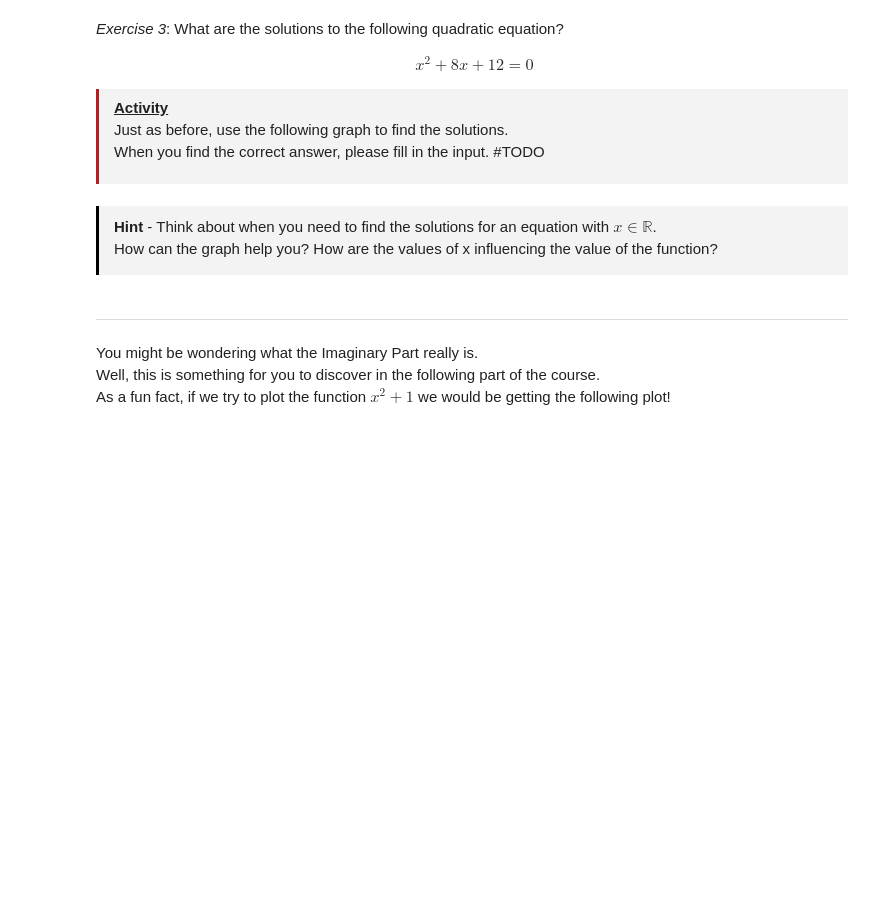
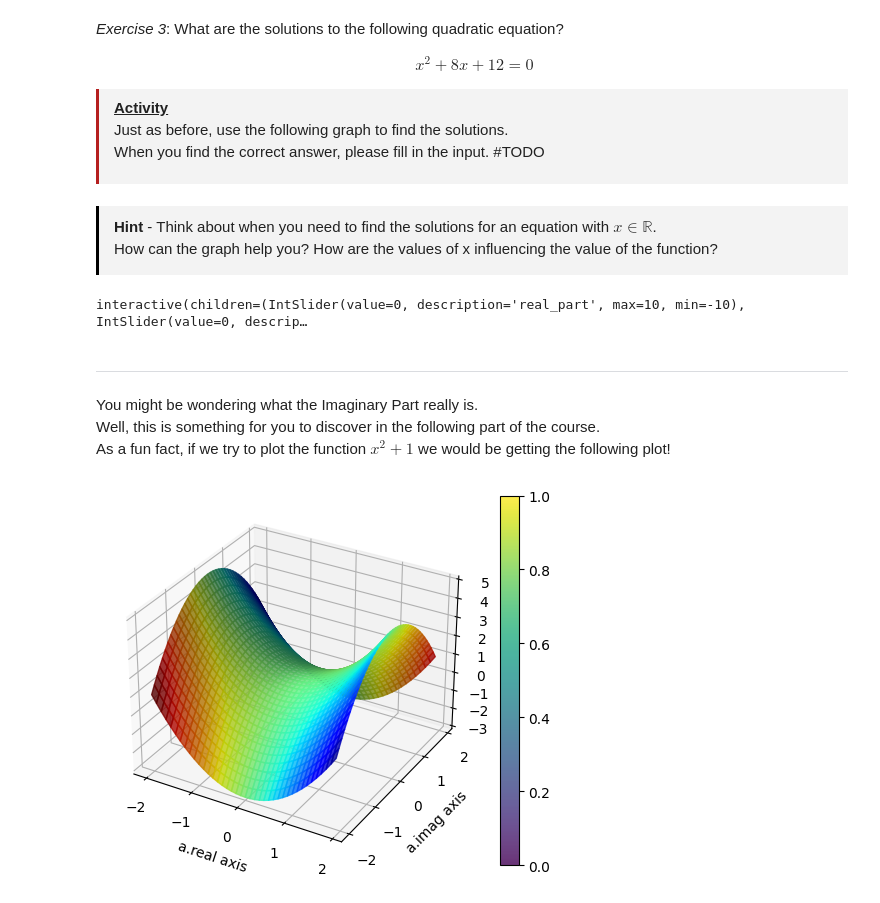
Before and after one commit to emmachirlomez/cs411-generalities-about-complex-numbers, a Jupyter notebook: content/PS-I.ipynb, the cells around one changed output. Drawn from its saved outputs; the diff is of its cells as text; code cells hidden in the pictures; blank space fills up the shorter version.

```diff
--- a/content/PS-I.ipynb
+++ b/content/PS-I.ipynb
@@ -119,3 +102,7 @@ interact(psi_helper.show_more_difficult_example, real_part=real_part, imag_part=
+# %%
+psi_helper.exercise_3()
+# %% [output]
+interactive(children=(IntSlider(value=0, description='real_part', max=10, min=-10), IntSlider(value=0, descrip…
 # %% [markdown]
 ---
 You might be wondering what the Imaginary Part really is.
@@ -127,0 +113,4 @@ psi_helper.plot_4d_function(lambda a: a**2+1, -2, 2, -2, 2)
+# %%
+psi_helper.fun_fact()
+# %% [output]
+[figure, added]
```
Also changed, not shown: parts of 12 cells of this notebook, 2 other files.
